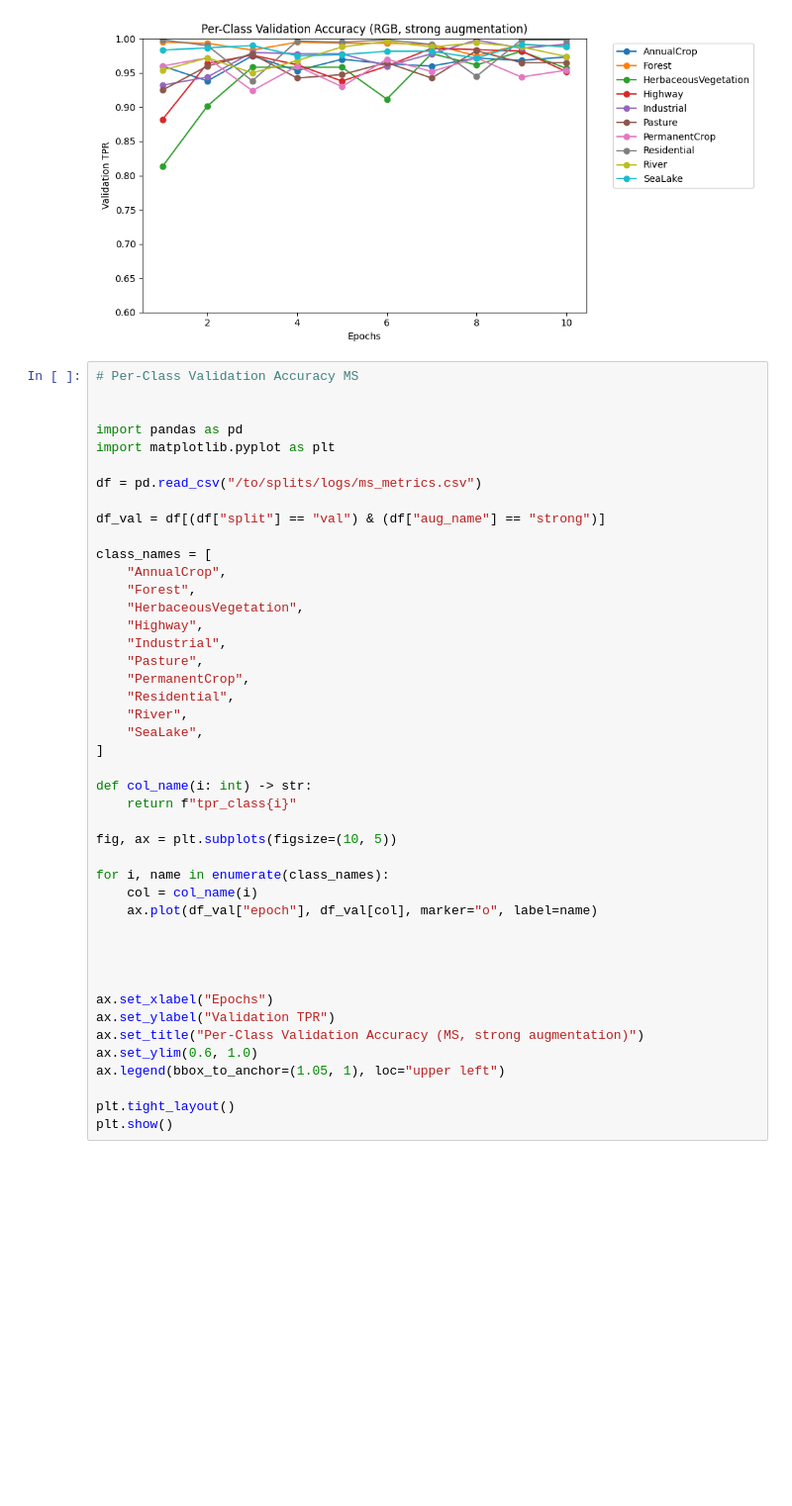
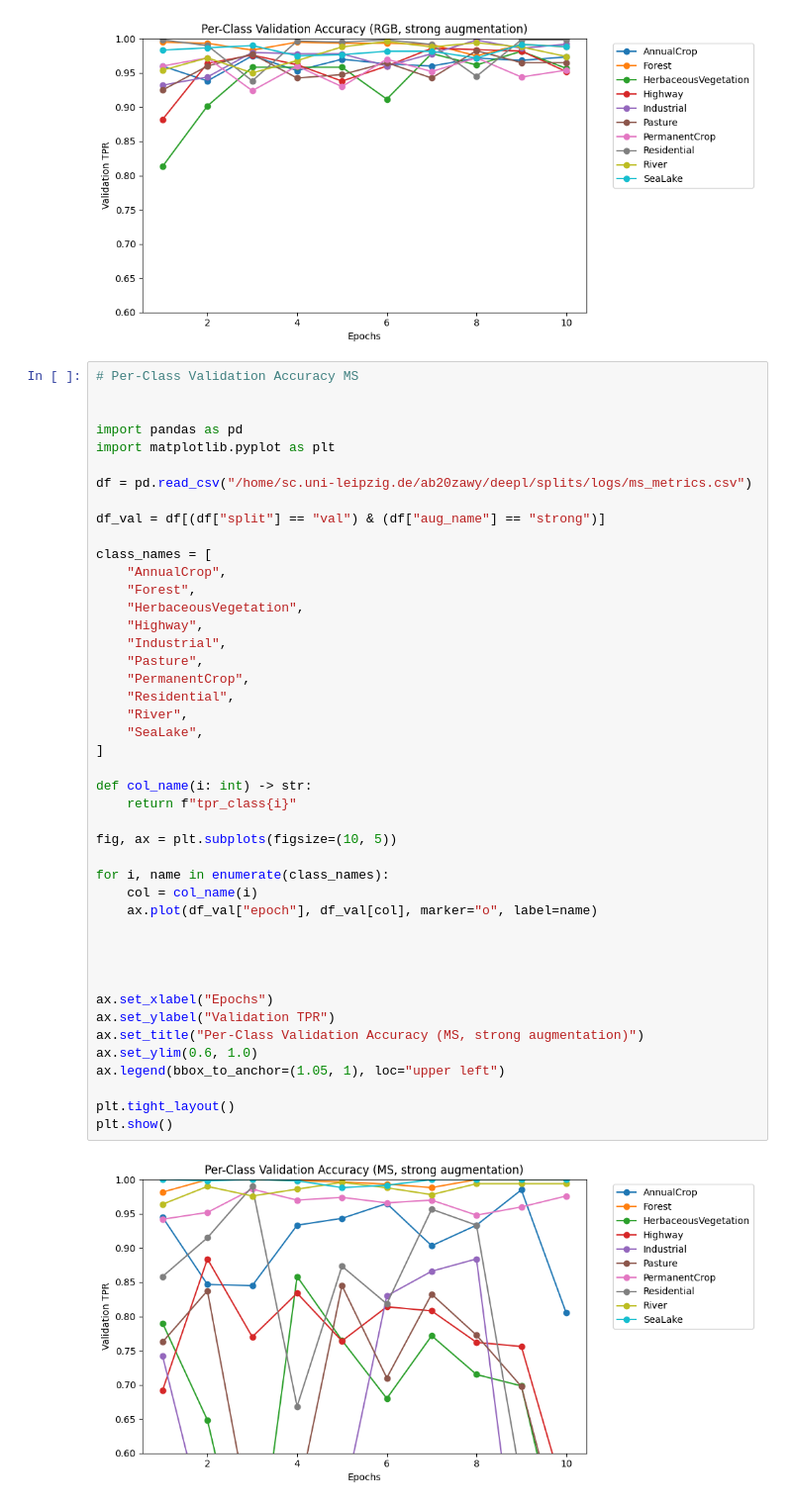
Before and after one commit to veryaselle/deepl, a Jupyter notebook: validation.ipynb, the cells around one changed output. Shown: that part at 99% size. Drawn from its saved outputs; the diff is of its cells as text; blank space fills up the shorter version.

```diff
--- a/validation.ipynb
+++ b/validation.ipynb
@@ -50,7 +50,7 @@ plt.show()
 import pandas as pd
 import matplotlib.pyplot as plt
 
-df = pd.read_csv("/to/splits/logs/ms_metrics.csv")
+df = pd.read_csv("/home/sc.uni-leipzig.de/ab20zawy/deepl/splits/logs/ms_metrics.csv")
 
 df_val = df[(df["split"] == "val") & (df["aug_name"] == "strong")]
 
@@ -60,30 +60,32 @@ class_names = [
     "HerbaceousVegetation",
     "Highway",
     "Industrial",
     "Pasture",
     "PermanentCrop",
     "Residential",
     "River",
     "SeaLake",
 ]
 
 def col_name(i: int) -> str:
     return f"tpr_class{i}"
 
 fig, ax = plt.subplots(figsize=(10, 5))
 
 for i, name in enumerate(class_names):
     col = col_name(i)
     ax.plot(df_val["epoch"], df_val[col], marker="o", label=name)
 
 
 
 
 ax.set_xlabel("Epochs")
 ax.set_ylabel("Validation TPR")
 ax.set_title("Per-Class Validation Accuracy (MS, strong augmentation)")
 ax.set_ylim(0.6, 1.0)
 ax.legend(bbox_to_anchor=(1.05, 1), loc="upper left")
 
 plt.tight_layout()
 plt.show()
+# %% [output]
+[figure, added]
```
